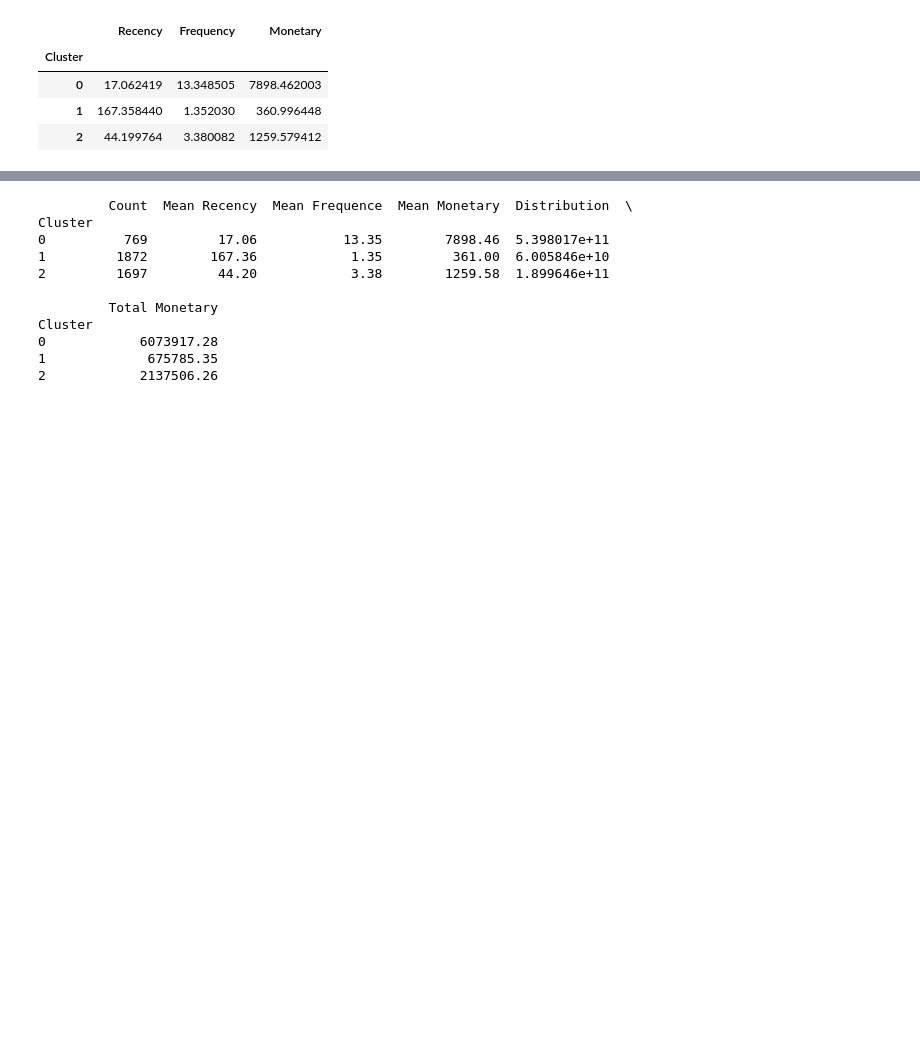
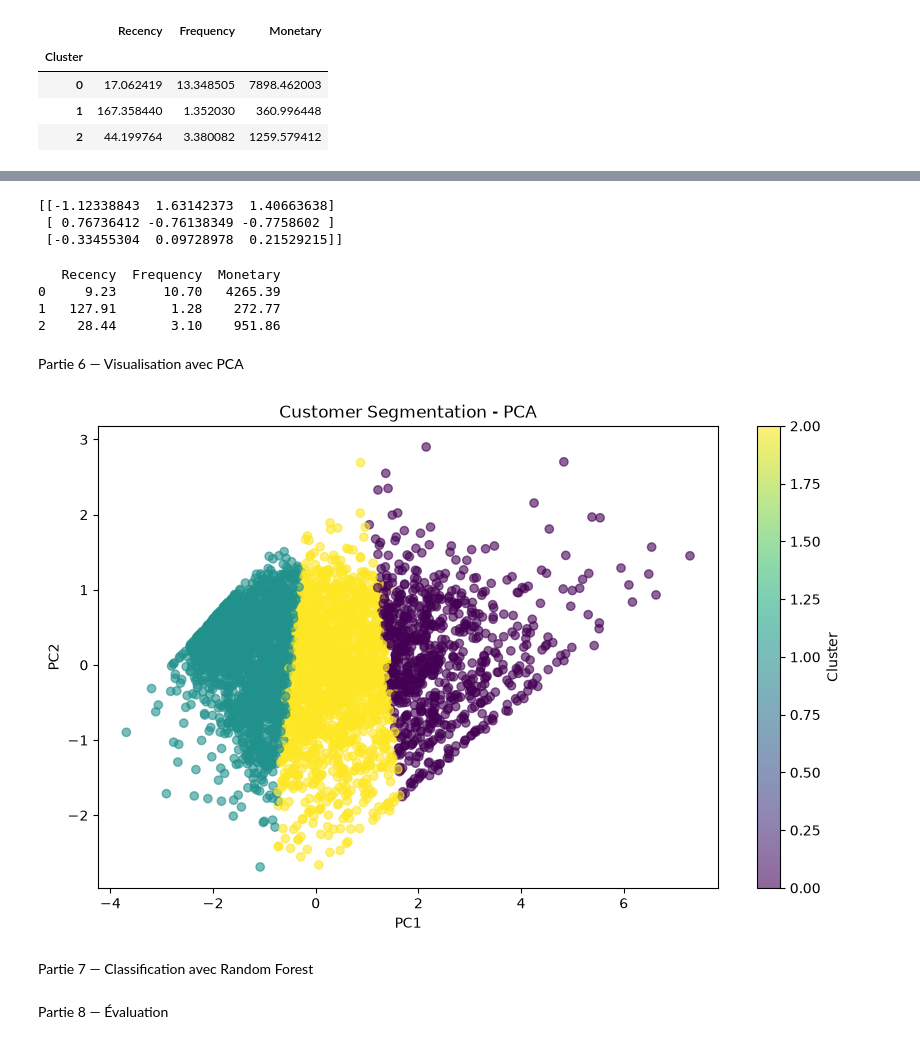
Before and after one commit to safaacht/Online-Retail-Customer-Segmentation, a Jupyter notebook: notebook/01_eda.ipynb, the cells around one changed output, grey strips where cells are left out. Saved outputs shown, nothing was run; the diff lists cells and outputs as text; code cells hidden in the pictures; blank space fills up the shorter version.

```diff
--- a/notebook/01_eda.ipynb
+++ b/notebook/01_eda.ipynb
@@ -301,14 +308,52 @@ Cluster
-# %%
-print(df.round(2))
-# %% [output]
-         Count  Mean Recency  Mean Frequence  Mean Monetary  Distribution  \
-Cluster
-0          769         17.06           13.35        7898.46  5.398017e+11
-1         1872        167.36            1.35         361.00  6.005846e+10
-2         1697         44.20            3.38        1259.58  1.899646e+11
-
-         Total Monetary
-Cluster
-0            6073917.28
-1             675785.35
-2            2137506.26
+# %%
+print(kmeans.cluster_centers_)
+# %% [output]
+[[-1.12338843  1.63142373  1.40663638]
+ [ 0.76736412 -0.76138349 -0.7758602 ]
+ [-0.33455304  0.09728978  0.21529215]]
+# %%
+centroids_log = scaler.inverse_transform(kmeans.cluster_centers_)
+
+centroids = np.expm1(centroids_log)
+
+centroids_df = pd.DataFrame(
+    centroids,
+    columns=["Recency", "Frequency", "Monetary"]
+)
+
+print(centroids_df.round(2))
+# %% [output]
+   Recency  Frequency  Monetary
+0     9.23      10.70   4265.39
+1   127.91       1.28    272.77
+2    28.44       3.10    951.86
+# %% [markdown]
+Partie 6 — Visualisation avec PCA
+# %%
+from sklearn.decomposition import PCA
+
+pca = PCA(n_components=2)
+
+rfm_pca = pca.fit_transform(rfm_scaled)
+# %%
+import matplotlib.pyplot as plt
+
+plt.figure(figsize=(10, 6))
+
+plt.scatter(
+    rfm_pca[:, 0],
+    rfm_pca[:, 1],
+    c=rfm["Cluster"],
+    alpha=0.6
+)
+
+plt.xlabel("PC1")
+plt.ylabel("PC2")
+plt.title("Customer Segmentation - PCA")
+plt.colorbar(label="Cluster")
+
+plt.show()
+# %% [output]
+[figure, added]
+# %% [markdown]
+Partie 7 — Classification avec Random Forest
@@ -314,0 +384,2 @@ Cluster
+# %% [markdown]
+Partie 8 — Évaluation
```
Also changed, not shown: parts of 5 cells of this notebook.
